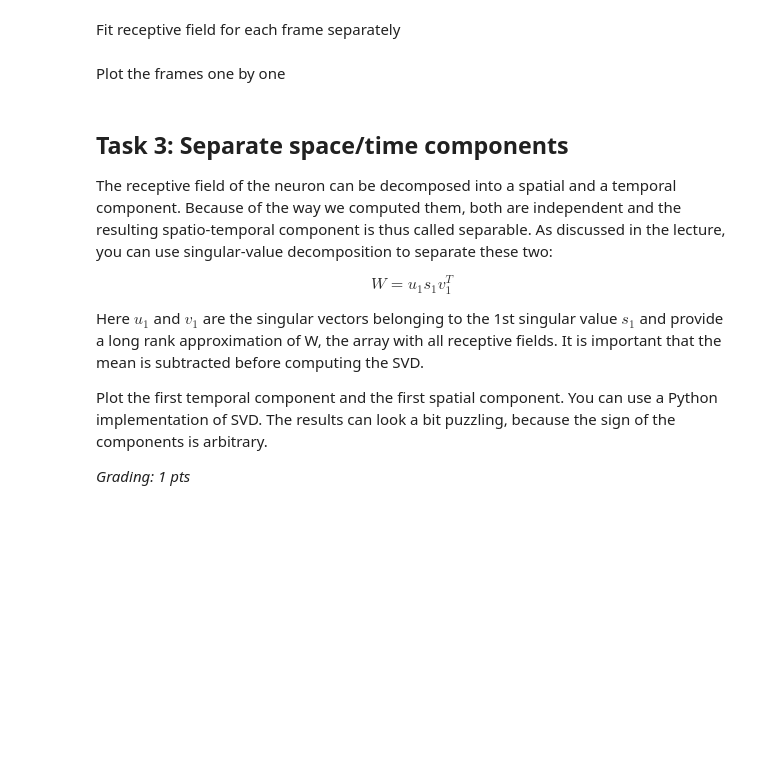
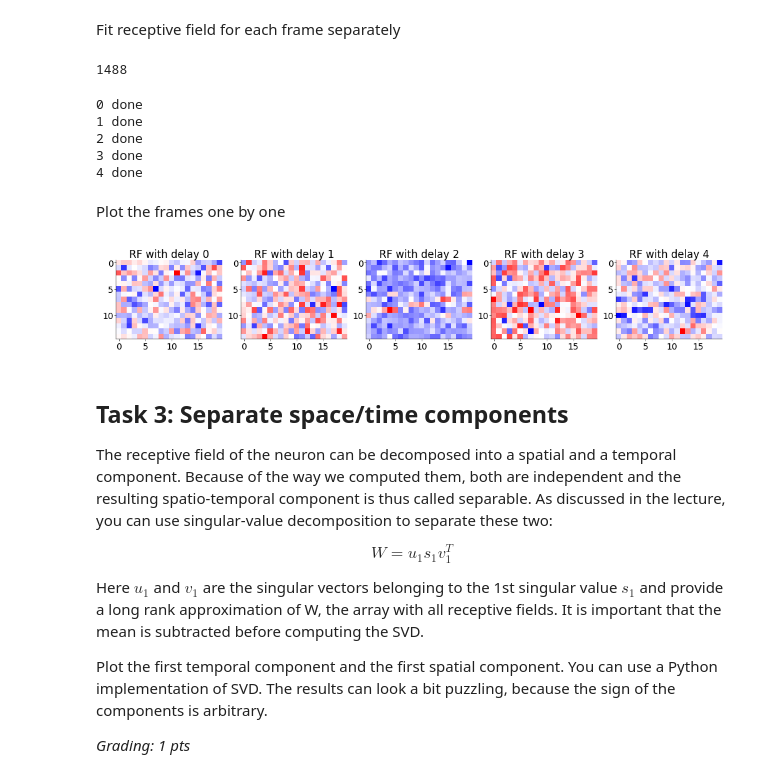
Before and after one commit to stedavkle/uni-tue-nds, a Jupyter notebook: CL5/notebooks/CodingLab5.ipynb, the cells around one changed output. Saved outputs shown, nothing was run; the diff lists cells and outputs as text; code cells hidden in the pictures; blank space fills up the shorter version.

Commit message:
task 2 done

```diff
--- a/CL5/notebooks/CodingLab5.ipynb
+++ b/CL5/notebooks/CodingLab5.ipynb
@@ -427,5 +482,9 @@ Create vector of spike counts
 # %% [markdown]
 Fit receptive field for each frame separately
+# %%
+spike_counts[0:-1]
+# %% [output]
+1488
 # %%
 # insert your code here
 
@@ -439,18 +498,62 @@ Fit receptive field for each frame separately
 
 # specify the time lags
 delta = [0, 1, 2, 3, 4]
+# delta = [1, 2, 3, 4, 5]
+
+# I understand the delta as time steps of stimuli that we just "skip"?
+# or is the delta just the time the neuron takes to react? aka stim 1 is mapped with spike count 4 with delay 3?
+
+"""
+c: np.array, (nT, )
+      spike counts
+
+s: np.array, (Dx * Dy, nT)
+    stimulus matrix
+    """
+
+results = []
+for delay in delta:
+    w_init = np.zeros(len(s))
+    if delay > 0:
+        result = opt.minimize(
+            fun=negloglike_lnp,
+            x0=w_init,
+            jac=deriv_negloglike_lnp,
+            args=(spike_counts[delay:], s[:, 0:-delay]),
+        )
+        print(f"{delay} done")
+    else:
+        result = opt.minimize(
+            fun=negloglike_lnp,
+            x0=w_init,
+            jac=deriv_negloglike_lnp,
+            args=(spike_counts, s),
+        )
+        print(f"{delay} done")
+    results.append(result)
 
 # fit for each delay
+# %% [output]
+0 done
+1 done
+2 done
+3 done
+4 done
 # %% [markdown]
 Plot the frames one by one
 # %%
-# insert your code here
-
 # --------------------------------------------
 # Plot all 5 frames of the fitted RFs (0.5 pt)
 # --------------------------------------------
 
 fig, ax = plt.subplot_mosaic(mosaic=[delta], figsize=(10, 4), constrained_layout=True)
+
+for delay in delta:
+    # plot the stimulus for one frame
+    ax[delay].imshow(results[delay].x.reshape(15, 20), cmap="bwr")
+    ax[delay].set_title(f"RF with delay {delay}")
+# %% [output]
+[figure, added]
 # %% [markdown]
 ## Task 3: Separate space/time components
 
```
Also changed, not shown: parts of 9 cells of this notebook.
